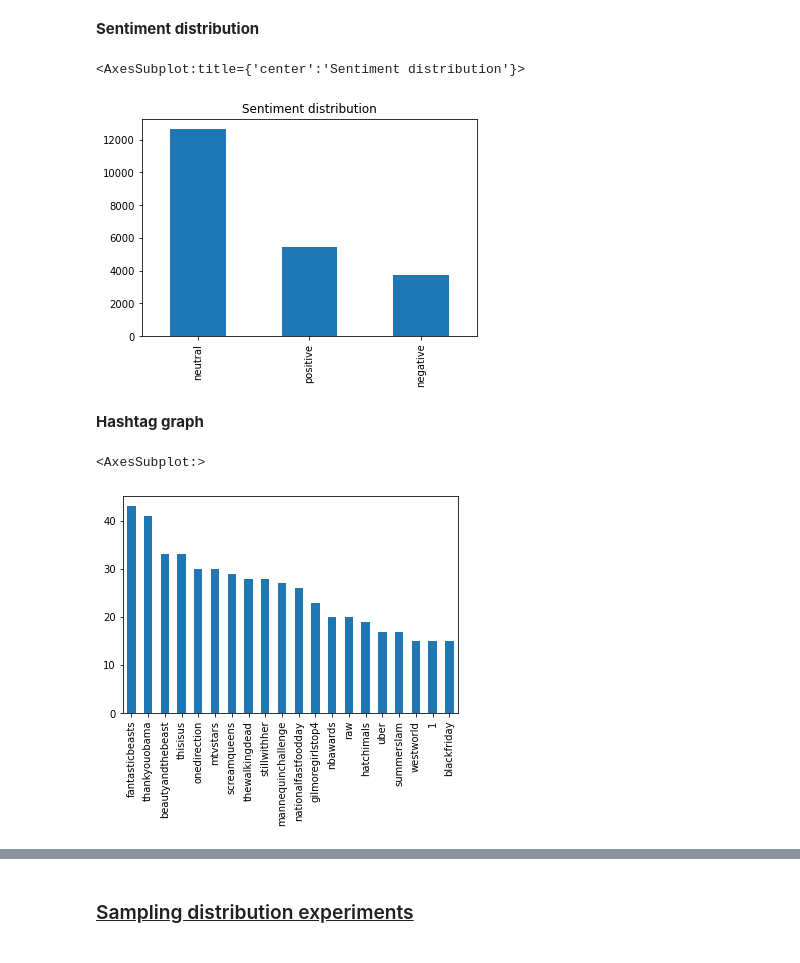
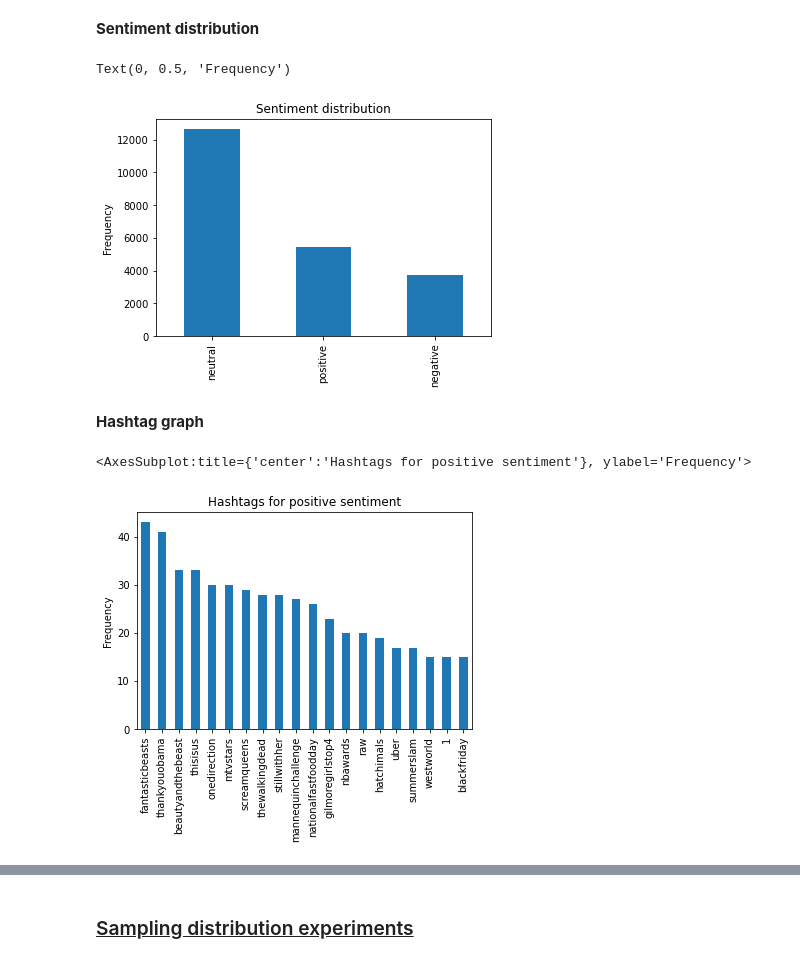
Before and after one commit to kelmanchen/tweet-sentiment-analysis, a Jupyter notebook: Assignment 2 Code.ipynb, the cells around one changed output, grey strips where cells are left out. Saved outputs shown, nothing was run; the diff lists cells and outputs as text; code cells hidden in the pictures.

Commit message:
added y-axis labels to plots, legends to learning curves and altered train-test split to 70-30

```diff
--- a/Assignment 2 Code.ipynb
+++ b/Assignment 2 Code.ipynb
@@ -314,9 +315,10 @@ generate_wordcloud(df, 'neutral')
 # %%
 plt.title('Sentiment distribution')
 df['sentiment'].value_counts().plot(kind='bar')
+plt.ylabel('Frequency')
 # %% [output]
-<AxesSubplot:title={'center':'Sentiment distribution'}>
+Text(0, 0.5, 'Frequency')
-[figure, old version]
+[figure, new version]
 # %% [markdown]
 **Hashtag graph**
 # %%
@@ -331,8 +333,8 @@ def extract_hashtags(df, sentiment):
 
 df = pd.read_csv("Train.csv", sep=',', skipinitialspace=True)
 # %%
-extract_hashtags(df, 'positive').value_counts()[0:20].plot(kind='bar')
+extract_hashtags(df, 'positive').value_counts()[0:20].plot(kind='bar', ylabel = 'Frequency', title = 'Hashtags for positive sentiment')
 # %% [output]
-<AxesSubplot:>
+<AxesSubplot:title={'center':'Hashtags for positive sentiment'}, ylabel='Frequency'>
-[figure, old version]
+[figure, new version]
 # %%
```
Also changed, not shown: parts of 13 cells of this notebook.
